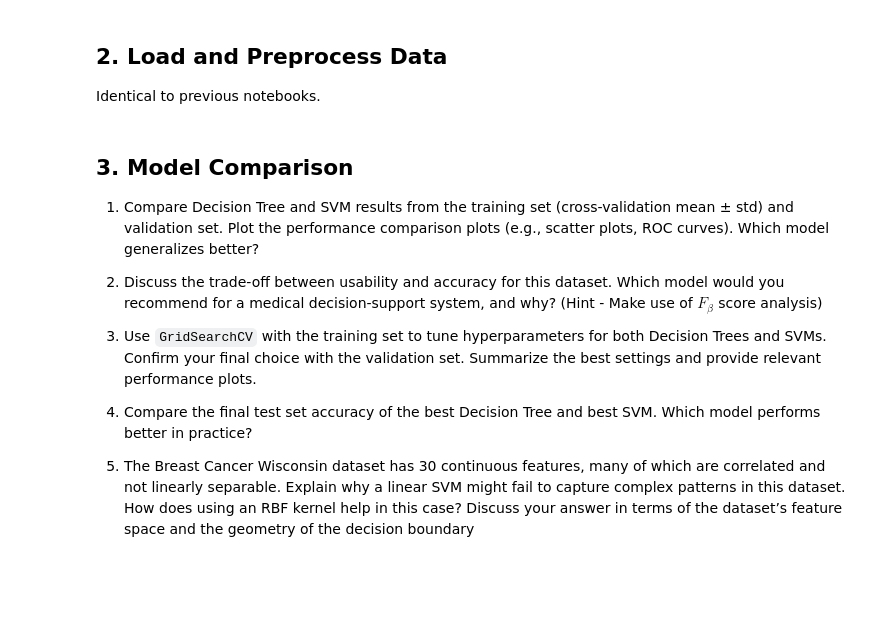
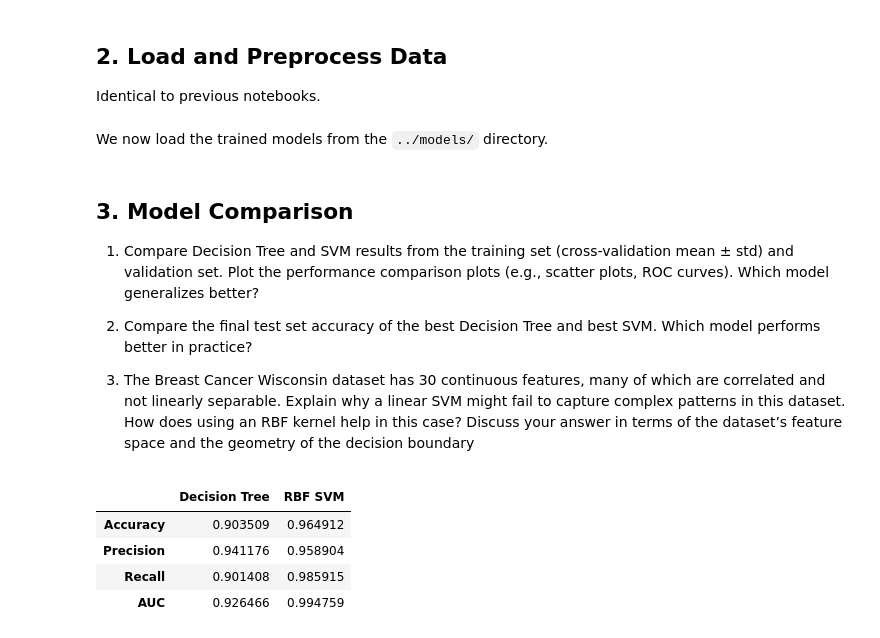
Before and after one commit to SigurdRiseth/idatg2208-assignment-2, a Jupyter notebook: notebooks/04_Model_Comparison.ipynb, the cells around one changed output. Drawn from its saved outputs; the diff is of its cells as text; code cells hidden in the pictures; blank space fills up the shorter version.

```diff
--- a/notebooks/04_Model_Comparison.ipynb
+++ b/notebooks/04_Model_Comparison.ipynb
@@ -54,3 +54,5 @@ scaler = StandardScaler()
 X_train_scaled = scaler.fit_transform(X_train)
 X_val_scaled = scaler.transform(X_val)
 X_test_scaled = scaler.transform(X_test)
+# %% [markdown]
+We now load the trained models from the `../models/` directory.
@@ -59,10 +67,29 @@ X_test_scaled = scaler.transform(X_test)
 
 1. Compare Decision Tree and SVM results from the training set (cross-validation mean ± std) and validation set. Plot the performance comparison plots (e.g., scatter plots, ROC curves). Which model generalizes better?
 
-2. Discuss the trade-off between usability and accuracy for this dataset. Which model would you recommend for a medical decision-support system, and why? (Hint - Make use of $F_\beta$ score analysis)
-
-3. Use `GridSearchCV` with the training set to tune hyperparameters for both Decision Trees and SVMs. Confirm your final choice with the validation set. Summarize the best settings and provide relevant performance plots.
-
 4. Compare the final test set accuracy of the best Decision Tree and best SVM. Which model performs better in practice?
 
 5. The Breast Cancer Wisconsin dataset has 30 continuous features, many of which are correlated and not linearly separable. Explain why a linear SVM might fail to capture complex patterns in this dataset. How does using an RBF kernel help in this case? Discuss your answer in terms of the dataset’s feature space and the geometry of the decision boundary
+# %%
+from sklearn.metrics import accuracy_score, precision_score, recall_score, roc_auc_score
+
+models = {"Decision Tree": dt, "RBF SVM": rbf_svm}
+results = {}
+
+for model_name, model in models.items():
+    y_pred = model.predict(X_test_scaled)
+    results[model_name] = {
+        "Accuracy": accuracy_score(y_test, y_pred),
+        "Precision": precision_score(y_test, y_pred),
+        "Recall": recall_score(y_test, y_pred),
+        "AUC": roc_auc_score(y_test, model.predict_proba(X_test_scaled)[:, 1])
+    }
+
+results_df = pd.DataFrame(results)
+results_df
+# %% [output]
+|  | Decision Tree | RBF SVM |
+| Accuracy | 0.903509 | 0.964912 |
+| Precision | 0.941176 | 0.958904 |
+| Recall | 0.901408 | 0.985915 |
+| AUC | 0.926466 | 0.994759 |
```
Also changed, not shown: parts of 5 cells of this notebook, 4 other files.
